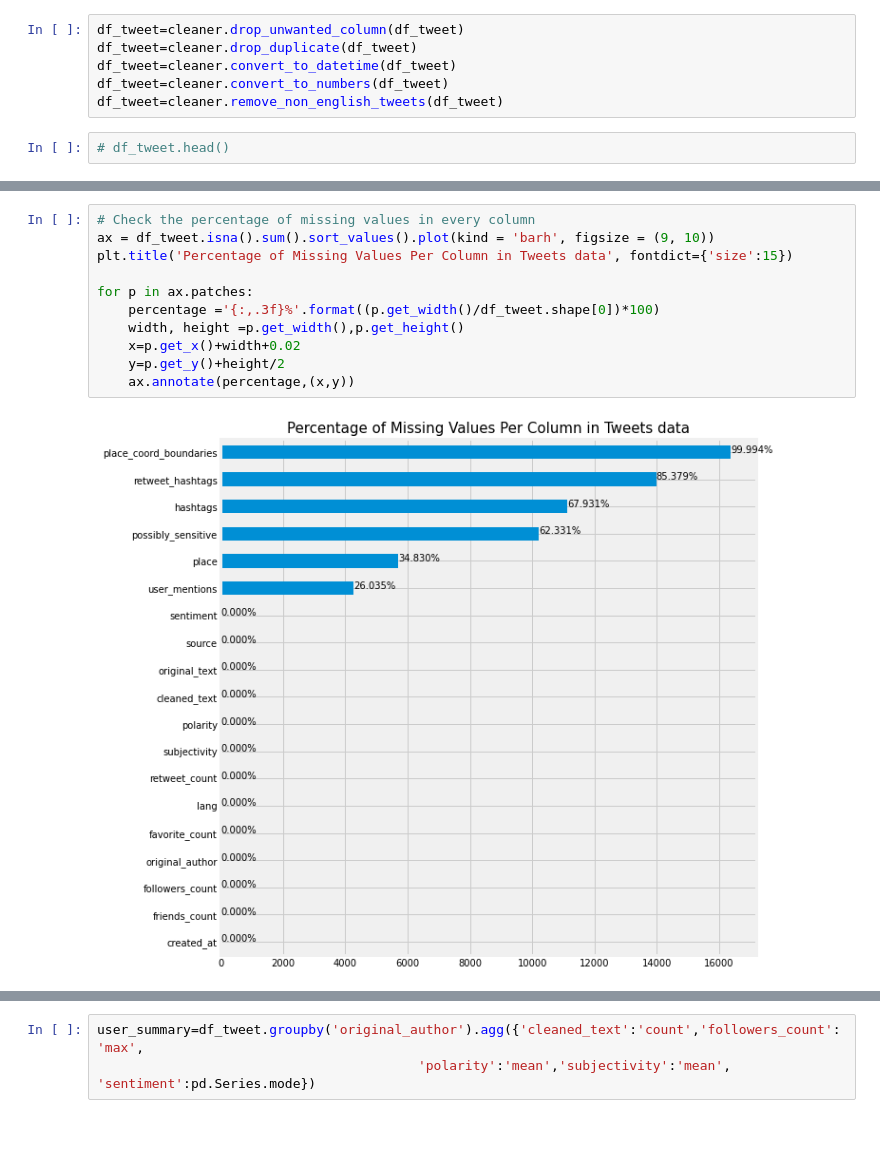
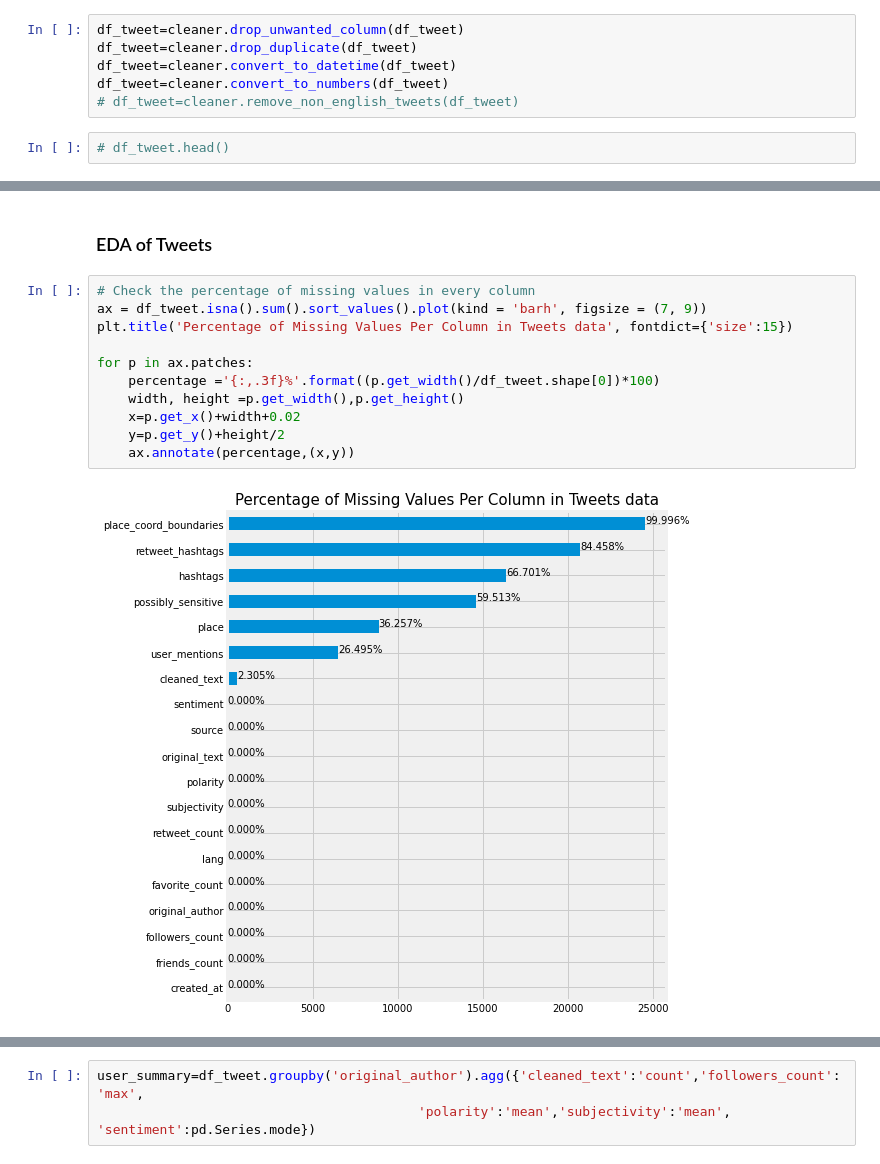
Before and after one commit to 10xac/Twitter-Data-Analysis, a Jupyter notebook: analysis.ipynb, the cells around one changed output, grey strips where cells are left out. Cells and saved outputs as stored; diff of their text form; blank space fills up the shorter version.

```diff
--- a/analysis.ipynb
+++ b/analysis.ipynb
@@ -27,7 +34,7 @@ df_tweet=cleaner.drop_unwanted_column(df_tweet)
 df_tweet=cleaner.drop_duplicate(df_tweet)
 df_tweet=cleaner.convert_to_datetime(df_tweet)
 df_tweet=cleaner.convert_to_numbers(df_tweet)
-df_tweet=cleaner.remove_non_english_tweets(df_tweet)
+# df_tweet=cleaner.remove_non_english_tweets(df_tweet)
 # %%
 # df_tweet.head()
 # %%
@@ -35,14 +60,16 @@ df_tweet=cleaner.remove_non_english_tweets(df_tweet)
+# %% [markdown]
+### EDA of Tweets
 # %%
 # Check the percentage of missing values in every column
-ax = df_tweet.isna().sum().sort_values().plot(kind = 'barh', figsize = (9, 10))
+ax = df_tweet.isna().sum().sort_values().plot(kind = 'barh', figsize = (7, 9))
 plt.title('Percentage of Missing Values Per Column in Tweets data', fontdict={'size':15})
 
 for p in ax.patches:
     percentage ='{:,.3f}%'.format((p.get_width()/df_tweet.shape[0])*100)
     width, height =p.get_width(),p.get_height()
     x=p.get_x()+width+0.02
     y=p.get_y()+height/2
     ax.annotate(percentage,(x,y))
 # %% [output]
-[figure, old version]
+[figure, new version]
 # %%
```
Also changed, not shown: parts of 50 cells of this notebook.
